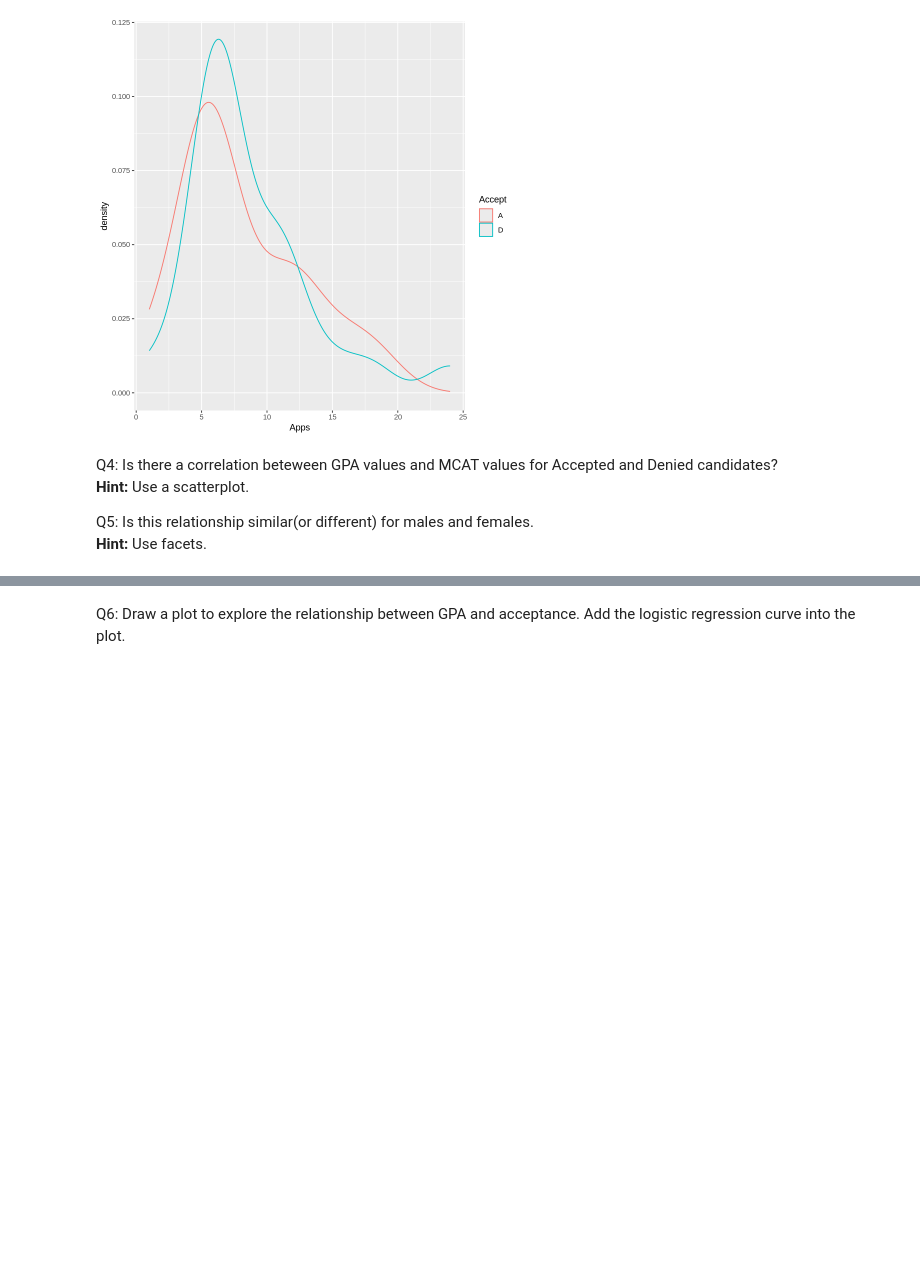
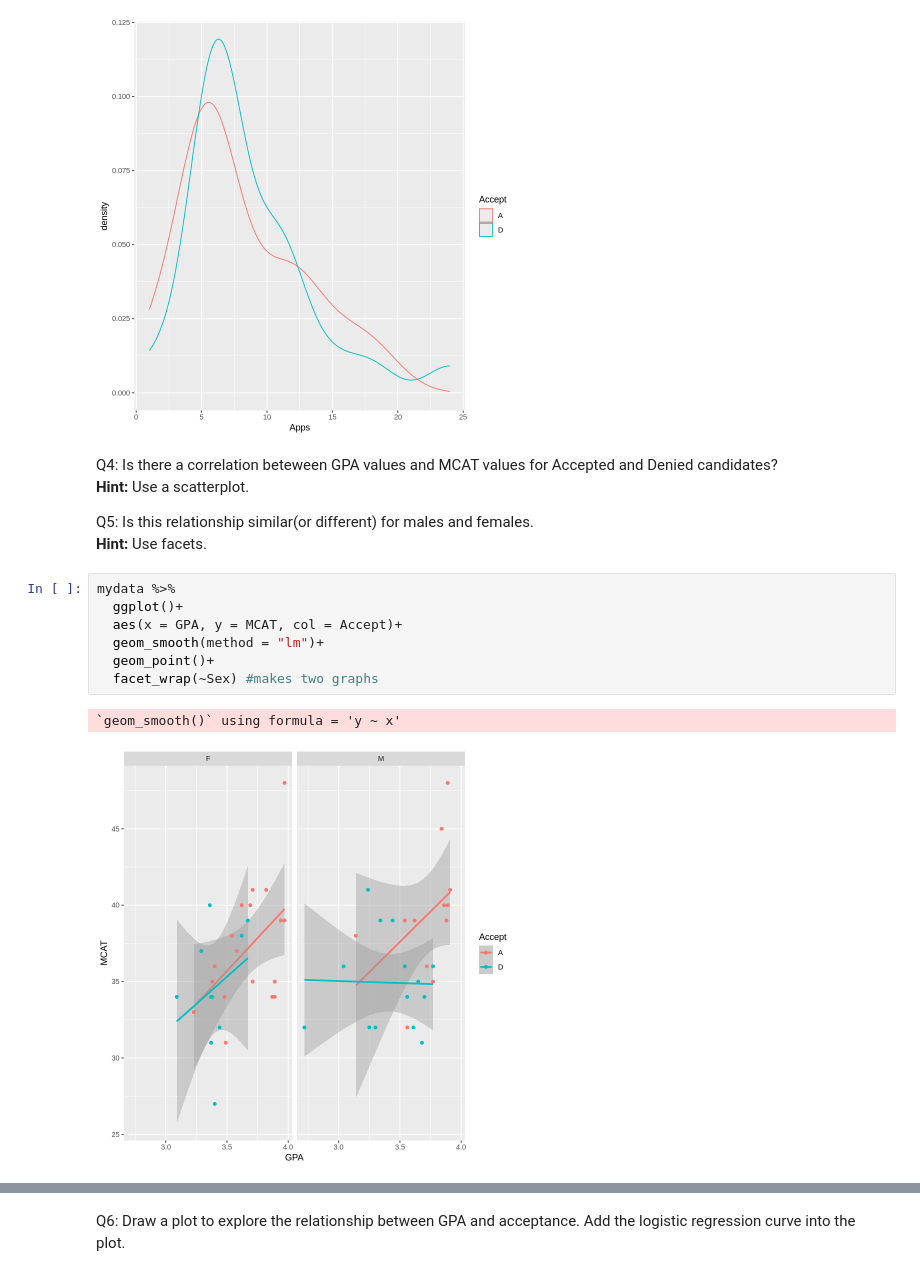
Before and after one commit to Deanna1117/2048, a Jupyter notebook: Logistic_Regression_Part2.ipynb, the cells around one changed output, grey strips where cells are left out. Saved outputs shown, nothing was run; the diff lists cells and outputs as text; blank space fills up the shorter version.

```diff
--- a/Logistic_Regression_Part2.ipynb
+++ b/Logistic_Regression_Part2.ipynb
@@ -78,3 +78,13 @@ Q4: Is there a correlation beteween GPA values and MCAT values for Accepted and
 
 Q5: Is this relationship similar(or different) for males and females.
 **Hint:** Use facets.
+# %%
+mydata %>%
+  ggplot()+
+  aes(x = GPA, y = MCAT, col = Accept)+
+  geom_smooth(method = "lm")+
+  geom_point()+
+  facet_wrap(~Sex) #makes two graphs
+# %% [output]
+`geom_smooth()` using formula = 'y ~ x'
+[figure, added]
```
Also changed, not shown: parts of 4 cells of this notebook.
